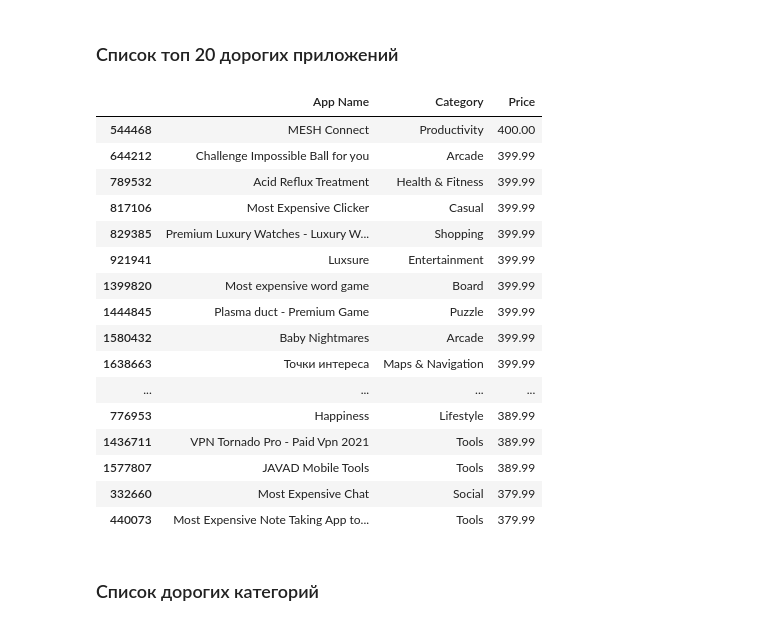
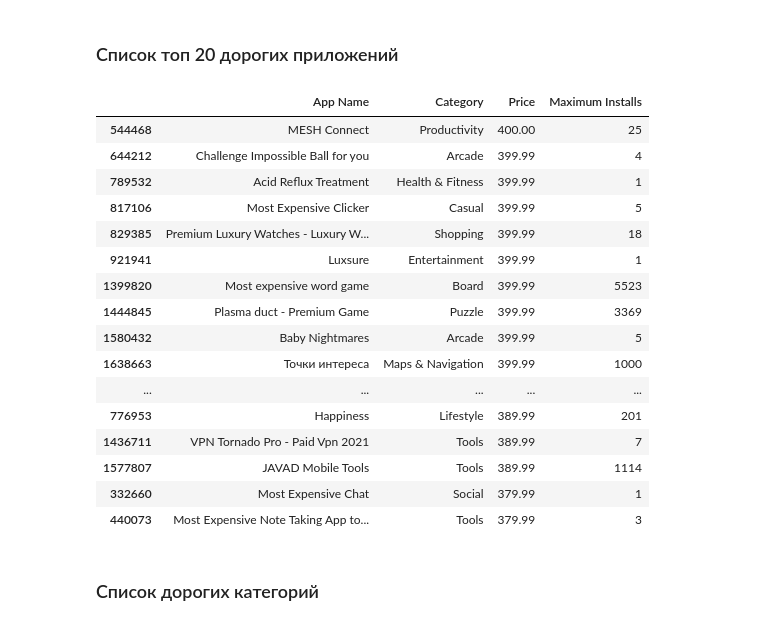
Before and after one commit to MaratMar/sql_and_python, a Jupyter notebook: playstore-apps_v2.ipynb, the cells around one changed output. Drawn from its saved outputs; the diff is of its cells as text; code cells hidden in the pictures.

```diff
--- a/playstore-apps_v2.ipynb
+++ b/playstore-apps_v2.ipynb
@@ -187,26 +189,29 @@ array(['USD'], dtype=object)
 df_price_AppName = df.loc[(df.Price > 0.0) & (df['Maximum Installs'] > 0)].nlargest(20, ['Price'])
 # %% [markdown]
 ### Список топ 20 дорогих приложений
-# %%
-df_price_AppName[['App Name','Category','Price']]
-# %% [output]
-|  | App Name | Category | Price |
-| 544468 | MESH Connect | Productivity | 400.00 |
-| 644212 | Challenge Impossible Ball for you | Arcade | 399.99 |
-| 789532 | Acid Reflux Treatment | Health & Fitness | 399.99 |
-| 817106 | Most Expensive Clicker | Casual | 399.99 |
-| 829385 | Premium Luxury Watches - Luxury W... | Shopping | 399.99 |
-| 921941 | Luxsure | Entertainment | 399.99 |
-| 1399820 | Most expensive word game | Board | 399.99 |
-| 1444845 | Plasma duct - Premium Game | Puzzle | 399.99 |
-| 1580432 | Baby Nightmares | Arcade | 399.99 |
-| 1638663 | Точки интереса | Maps & Navigation | 399.99 |
-| ... | ... | ... | ... |
-| 776953 | Happiness | Lifestyle | 389.99 |
-| 1436711 | VPN Tornado Pro - Paid Vpn 2021 | Tools | 389.99 |
-| 1577807 | JAVAD Mobile Tools | Tools | 389.99 |
-| 332660 | Most Expensive Chat | Social | 379.99 |
-| 440073 | Most Expensive Note Taking App to... | Tools | 379.99 |
+# %%
+#df_price_AppName[['App Name','Category','Price']]
+
+pd.options.display.max_columns = None
+df_price_AppName[['App Name','Category','Price','Maximum Installs']]
+# %% [output]
+|  | App Name | Category | Price | Maximum Installs |
+| 544468 | MESH Connect | Productivity | 400.00 | 25 |
+| 644212 | Challenge Impossible Ball for you | Arcade | 399.99 | 4 |
+| 789532 | Acid Reflux Treatment | Health & Fitness | 399.99 | 1 |
+| 817106 | Most Expensive Clicker | Casual | 399.99 | 5 |
+| 829385 | Premium Luxury Watches - Luxury W... | Shopping | 399.99 | 18 |
+| 921941 | Luxsure | Entertainment | 399.99 | 1 |
+| 1399820 | Most expensive word game | Board | 399.99 | 5523 |
+| 1444845 | Plasma duct - Premium Game | Puzzle | 399.99 | 3369 |
+| 1580432 | Baby Nightmares | Arcade | 399.99 | 5 |
+| 1638663 | Точки интереса | Maps & Navigation | 399.99 | 1000 |
+| ... | ... | ... | ... | ... |
+| 776953 | Happiness | Lifestyle | 389.99 | 201 |
+| 1436711 | VPN Tornado Pro - Paid Vpn 2021 | Tools | 389.99 | 7 |
+| 1577807 | JAVAD Mobile Tools | Tools | 389.99 | 1114 |
+| 332660 | Most Expensive Chat | Social | 379.99 | 1 |
+| 440073 | Most Expensive Note Taking App to... | Tools | 379.99 | 3 |
 # %%
 #Убираем бесплатные приложения, и которые никто не скачивал
 df_price_cat = df.loc[(df.Price > 0.0) & (df['Maximum Installs'] > 0)]
```
Also changed, not shown: parts of 9 cells of this notebook.
